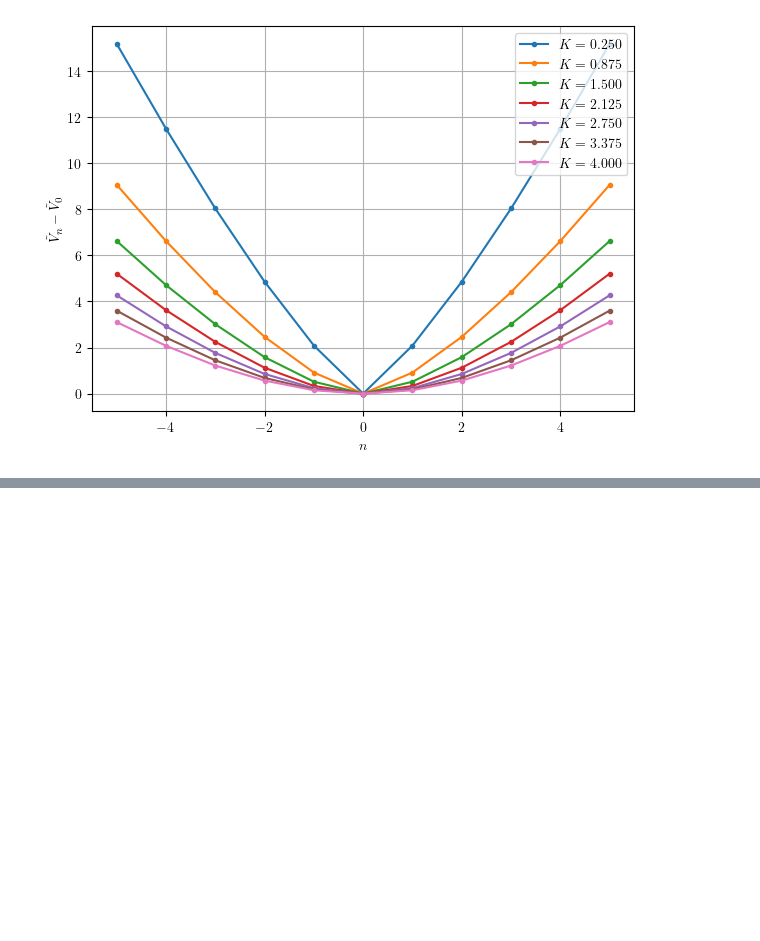
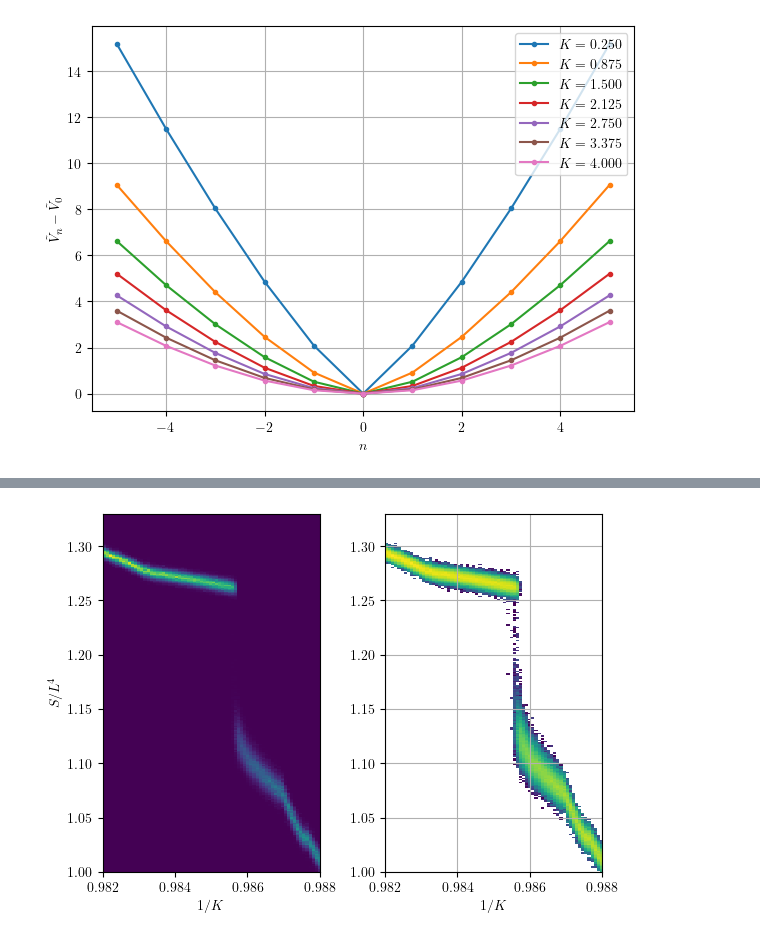
Before and after one commit to Renmusxd/GaugeTheoryRunner, a Jupyter notebook: jupyter/PaperPlots.ipynb, the cells around one changed output, grey strips where cells are left out. Cells and saved outputs as stored; diff of their text form; code cells hidden in the pictures; blank space fills up the shorter version.

```diff
--- a/jupyter/PaperPlots.ipynb
+++ b/jupyter/PaperPlots.ipynb
@@ -24,0 +150,43 @@ pyplot.show()
+# %%
+for L, (all_ks, all_actions, unique_ks, mean_actions, std_actions, binder_actions) in sorted(data.items()):
+    if L != 32:
+        continue
+    ndigits = 128
+
+    ks_digits = numpy.digitize(all_ks, numpy.linspace(inv_kmin,inv_kmax, ndigits))
+
+    kd_bins = {}
+
+    for kd, action in zip(ks_digits, all_actions):
+        if kd == 0 or kd == ndigits:
+            continue
+        if kd not in kd_bins:
+            kd_bins[kd] = []
+        kd_bins[kd].append(action)
+
+    arr = []
+
+    for kd in sorted(kd_bins.keys()):
+        actions = kd_bins[kd]
+        hist_actions, _ = numpy.histogram(actions, bins=numpy.linspace(s_min,s_max,256), density=True)
+        hist_actions = hist_actions / sum(hist_actions)
+        arr.append(hist_actions)
+    arr = numpy.array(arr)
+
+    fig, axs = pyplot.subplots(1, 2, figsize=(6,6))
+
+    axs[0].imshow(arr.T, interpolation='none', extent=[inv_kmin, inv_kmax,s_min,s_max], origin='lower')
+    axs[0].set_aspect(0.03)
+
+    axs[1].imshow(numpy.log(arr.T), interpolation='none', extent=[inv_kmin, inv_kmax,s_min,s_max], origin='lower')
+    axs[1].set_aspect(0.03)
+    axs[1].grid()
+
+    axs[0].set_ylabel("$S/L^4$")
+    axs[0].set_xlabel("$1/K$")
+    axs[1].set_xlabel("$1/K$")
+
+    pyplot.tight_layout()
+    pyplot.show()
+# %% [output]
+[figure, added]
```
Also changed, not shown: parts of 16 cells of this notebook, 7 other files.
